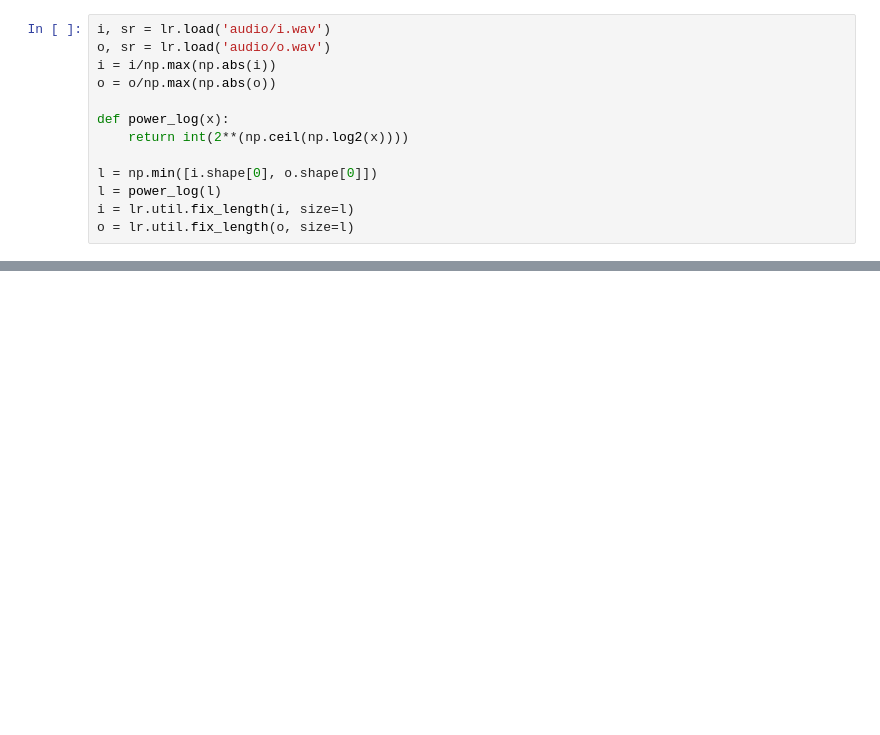
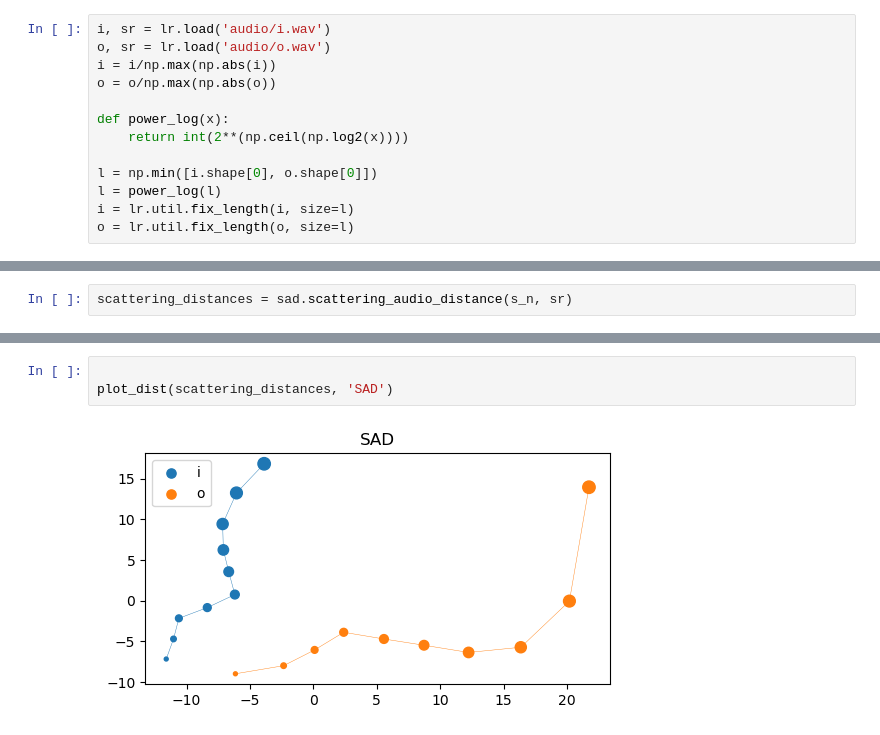
Before and after one commit to mathieulagrange/kymatio-audio, a Jupyter notebook: vowel2noise.ipynb, the cells around one changed output, grey strips where cells are left out. Saved outputs shown, nothing was run; the diff lists cells and outputs as text; blank space fills up the shorter version.

```diff
--- a/vowel2noise.ipynb
+++ b/vowel2noise.ipynb
@@ -72,0 +83,2 @@ Ae = TSNE(n_components=2, learning_rate='auto', init='random', perplexity=3, met
+# %%
+scattering_distances = sad.scattering_audio_distance(s_n, sr)
@@ -102,0 +109,5 @@ plt.show()
+# %%
+
+plot_dist(scattering_distances, 'SAD')
+# %% [output]
+[figure, added]
```
Also changed, not shown: parts of 10 cells of this notebook, 1 other file.
